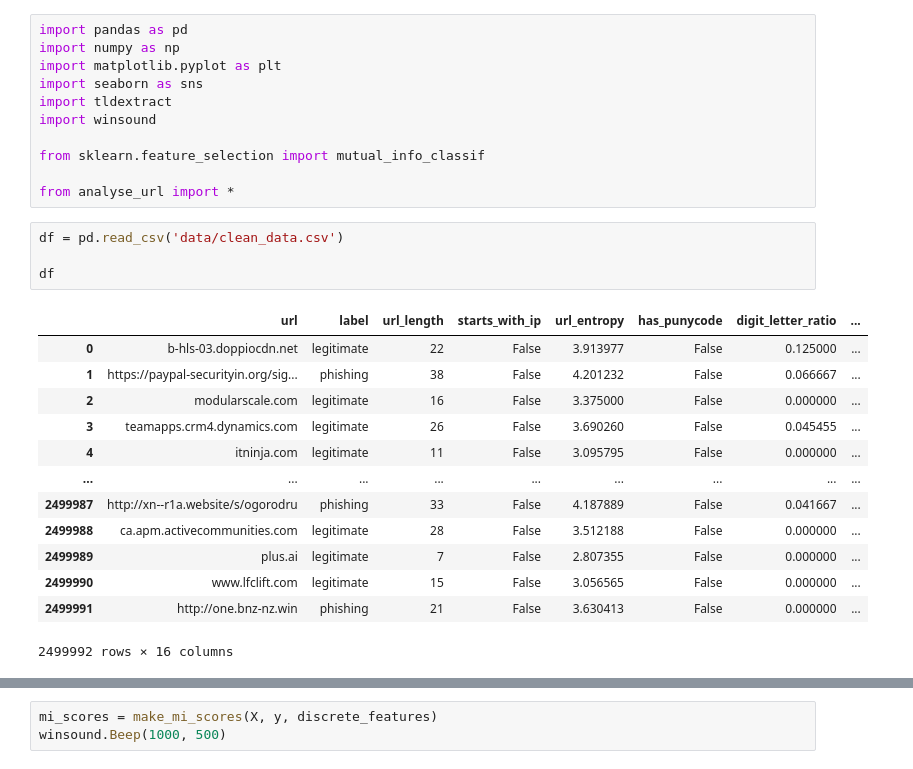
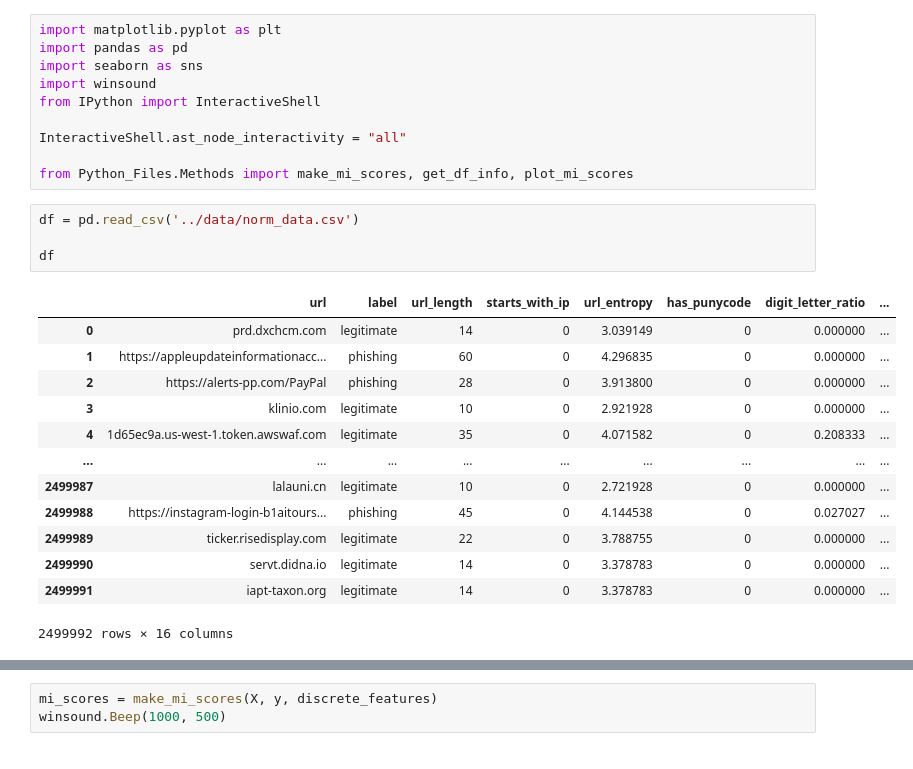
Before and after one commit to JarneAe/Phishing_ML, a Jupyter notebook: Notebooks/Mutual_information.ipynb, the cells around one changed output, grey strips where cells are left out. Cells and saved outputs as stored; diff of their text form.

```diff
--- a/Notebooks/Mutual_information.ipynb
+++ b/Notebooks/Mutual_information.ipynb
@@ -1,29 +1,28 @@
 # %%
+import matplotlib.pyplot as plt
 import pandas as pd
-import numpy as np
-import matplotlib.pyplot as plt
 import seaborn as sns
-import tldextract
 import winsound
+from IPython import InteractiveShell
 
-from sklearn.feature_selection import mutual_info_classif
+InteractiveShell.ast_node_interactivity = "all"
 
-from analyse_url import *
+from Python_Files.Methods import make_mi_scores, get_df_info, plot_mi_scores
 # %%
-df = pd.read_csv('data/clean_data.csv')
+df = pd.read_csv('../data/norm_data.csv')
 
 df
 # %% [output]
 |  | url | label | url_length | starts_with_ip | url_entropy | has_punycode | digit_letter_ratio | ... |
-| 0 | b-hls-03.doppiocdn.net | legitimate | 22 | False | 3.913977 | False | 0.125000 | ... |
-| 1 | https://paypal-securityin.org/sig... | phishing | 38 | False | 4.201232 | False | 0.066667 | ... |
-| 2 | modularscale.com | legitimate | 16 | False | 3.375000 | False | 0.000000 | ... |
-| 3 | teamapps.crm4.dynamics.com | legitimate | 26 | False | 3.690260 | False | 0.045455 | ... |
-| 4 | itninja.com | legitimate | 11 | False | 3.095795 | False | 0.000000 | ... |
+| 0 | prd.dxchcm.com | legitimate | 14 | 0 | 3.039149 | 0 | 0.000000 | ... |
+| 1 | https://appleupdateinformationacc... | phishing | 60 | 0 | 4.296835 | 0 | 0.000000 | ... |
+| 2 | https://alerts-pp.com/PayPal | phishing | 28 | 0 | 3.913800 | 0 | 0.000000 | ... |
+| 3 | klinio.com | legitimate | 10 | 0 | 2.921928 | 0 | 0.000000 | ... |
+| 4 | 1d65ec9a.us-west-1.token.awswaf.com | legitimate | 35 | 0 | 4.071582 | 0 | 0.208333 | ... |
 | ... | ... | ... | ... | ... | ... | ... | ... | ... |
-| 2499987 | http://xn--r1a.website/s/ogorodru | phishing | 33 | False | 4.187889 | False | 0.041667 | ... |
-| 2499988 | ca.apm.activecommunities.com | legitimate | 28 | False | 3.512188 | False | 0.000000 | ... |
-| 2499989 | plus.ai | legitimate | 7 | False | 2.807355 | False | 0.000000 | ... |
-| 2499990 | www.lfclift.com | legitimate | 15 | False | 3.056565 | False | 0.000000 | ... |
-| 2499991 | http://one.bnz-nz.win | phishing | 21 | False | 3.630413 | False | 0.000000 | ... |
+| 2499987 | lalauni.cn | legitimate | 10 | 0 | 2.721928 | 0 | 0.000000 | ... |
+| 2499988 | https://instagram-login-b1aitours... | phishing | 45 | 0 | 4.144538 | 0 | 0.027027 | ... |
+| 2499989 | ticker.risedisplay.com | legitimate | 22 | 0 | 3.788755 | 0 | 0.000000 | ... |
+| 2499990 | servt.didna.io | legitimate | 14 | 0 | 3.378783 | 0 | 0.000000 | ... |
+| 2499991 | iapt-taxon.org | legitimate | 14 | 0 | 3.378783 | 0 | 0.000000 | ... |
 2499992 rows × 16 columns
```
Also changed, not shown: parts of 9 cells of this notebook, 3 other files.
